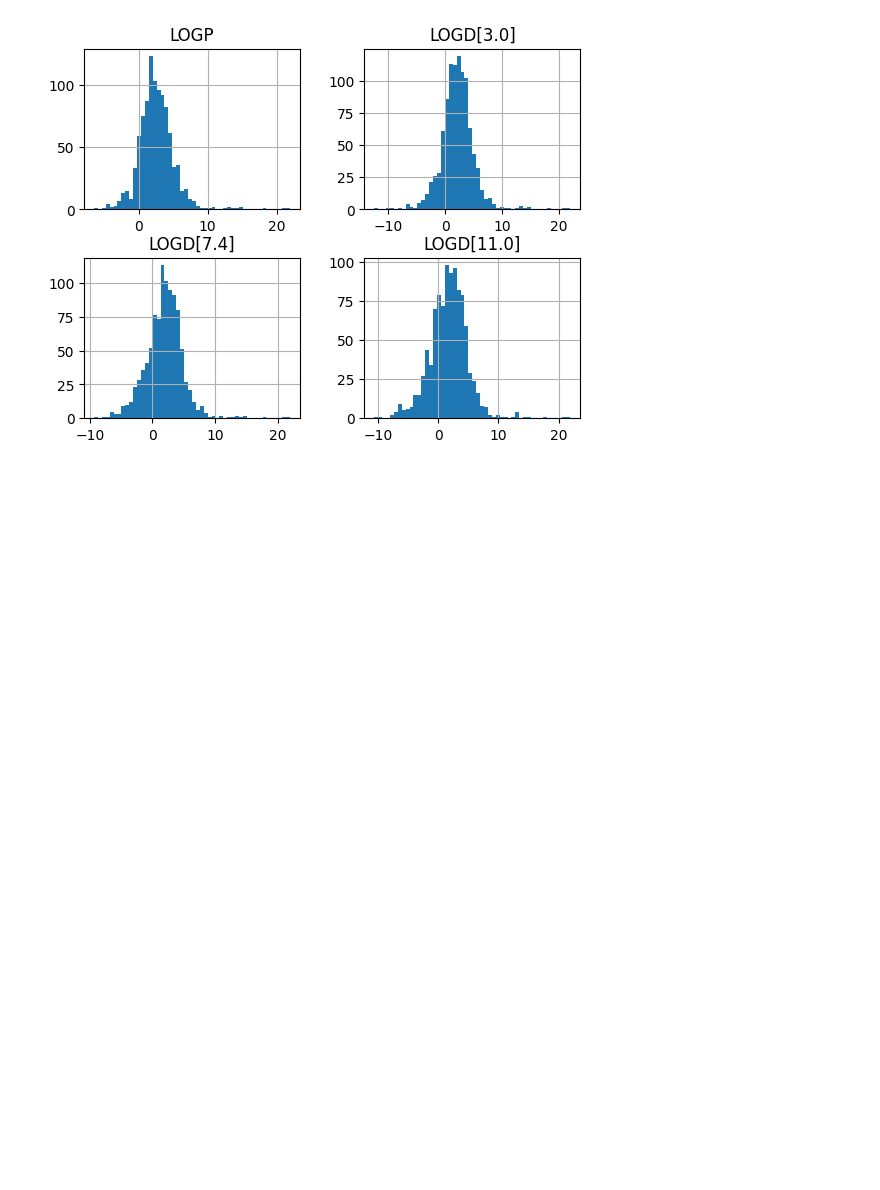
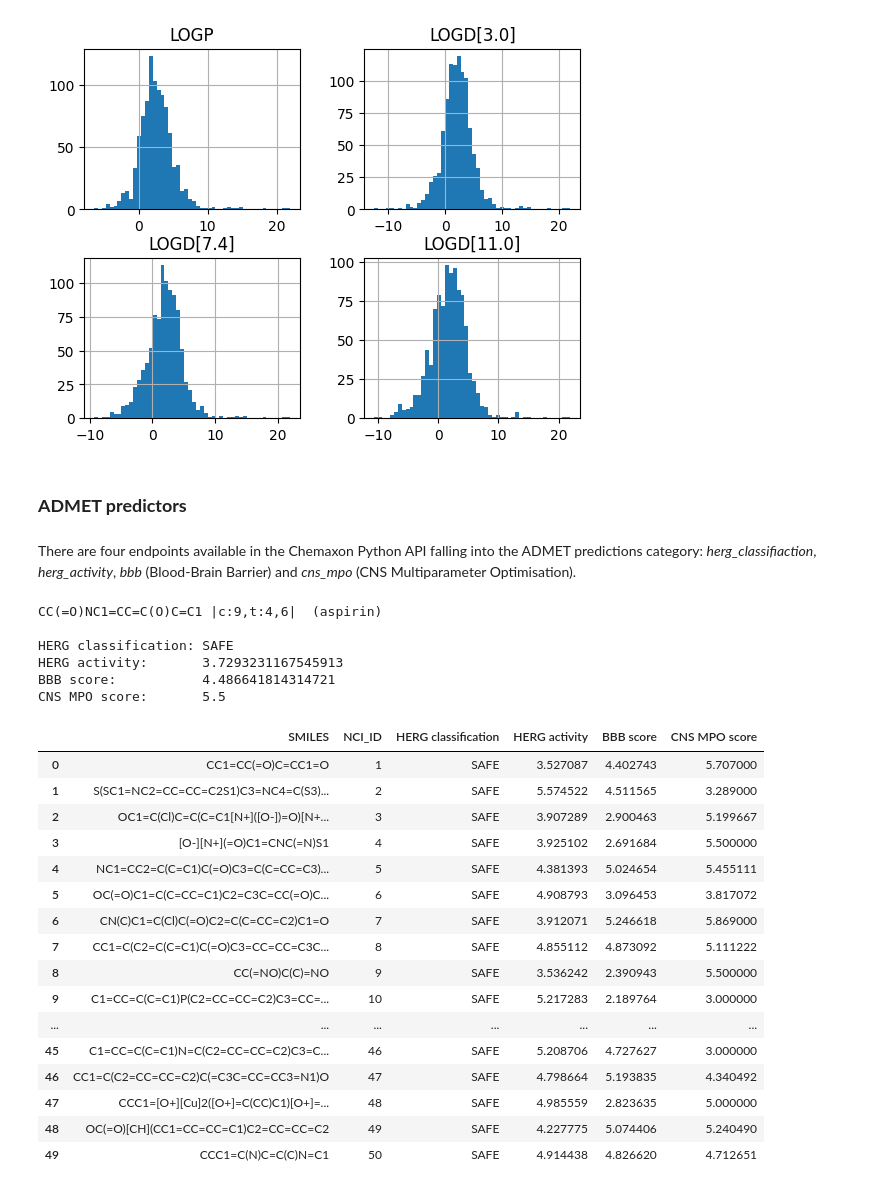
Before and after one commit to ChemAxon/python-examples, a Jupyter notebook: jupyter/02_calculators.ipynb, the cells around one changed output. Cells and saved outputs as stored; diff of their text form; code cells hidden in the pictures; blank space fills up the shorter version.

Commit message:
COG-725 Add examples for ADMET predictors

```diff
--- a/jupyter/02_calculators.ipynb
+++ b/jupyter/02_calculators.ipynb
@@ -116,3 +116,50 @@ array([[<Axes: title={'center': 'LOGP'}>,
        [<Axes: title={'center': 'LOGD[7.4]'}>,
         <Axes: title={'center': 'LOGD[11.0]'}>]], dtype=object)
 [figure]
+# %% [markdown]
+### **ADMET predictors**
+# %% [markdown]
+There are four endpoints available in the Chemaxon Python API falling into the ADMET predictions category: _herg_classifiaction_, _herg_activity_, _bbb_ (Blood-Brain Barrier) and _cns_mpo_ (CNS Multiparameter Optimisation).
+# %%
+from chemaxon import herg_classification, herg_activity, bbb, cns_mpo
+
+print(str(mol), ' (aspirin)')
+print()
+print('HERG classification:', "SAFE" if herg_classification(mol).classification == 0 else "TOXIC")
+print('HERG activity:      ', herg_activity(mol).value)
+print('BBB score:          ', bbb(mol).score)
+print('CNS MPO score:      ', cns_mpo(mol).score)
+# %% [output]
+CC(=O)NC1=CC=C(O)C=C1 |c:9,t:4,6|  (aspirin)
+
+HERG classification: SAFE
+HERG activity:       3.7293231167545913
+BBB score:           4.486641814314721
+CNS MPO score:       5.5
+# %%
+mols_admet = pandas.read_table('nci50.smiles', names=['SMILES', 'NCI_ID'])
+
+mols_admet['HERG classification'] = mols_admet.apply(lambda row: "SAFE" if herg_classification(import_mol(row['SMILES'])).classification == 0 else "TOXIC", axis = 'columns')
+mols_admet['HERG activity'] = mols_admet.apply(lambda row: herg_activity(import_mol(row['SMILES'])).value, axis = 'columns')
+mols_admet['BBB score'] = mols_admet.apply(lambda row: bbb(import_mol(row['SMILES'])).score, axis = 'columns')
+mols_admet['CNS MPO score'] = mols_admet.apply(lambda row: cns_mpo(import_mol(row['SMILES'])).score, axis = 'columns')
+
+mols_admet
+# %% [output]
+|  | SMILES | NCI_ID | HERG classification | HERG activity | BBB score | CNS MPO score |
+| 0 | CC1=CC(=O)C=CC1=O | 1 | SAFE | 3.527087 | 4.402743 | 5.707000 |
+| 1 | S(SC1=NC2=CC=CC=C2S1)C3=NC4=C(S3)... | 2 | SAFE | 5.574522 | 4.511565 | 3.289000 |
+| 2 | OC1=C(Cl)C=C(C=C1[N+]([O-])=O)[N+... | 3 | SAFE | 3.907289 | 2.900463 | 5.199667 |
+| 3 | [O-][N+](=O)C1=CNC(=N)S1 | 4 | SAFE | 3.925102 | 2.691684 | 5.500000 |
+| 4 | NC1=CC2=C(C=C1)C(=O)C3=C(C=CC=C3)... | 5 | SAFE | 4.381393 | 5.024654 | 5.455111 |
+| 5 | OC(=O)C1=C(C=CC=C1)C2=C3C=CC(=O)C... | 6 | SAFE | 4.908793 | 3.096453 | 3.817072 |
+| 6 | CN(C)C1=C(Cl)C(=O)C2=C(C=CC=C2)C1=O | 7 | SAFE | 3.912071 | 5.246618 | 5.869000 |
+| 7 | CC1=C(C2=C(C=C1)C(=O)C3=CC=CC=C3C... | 8 | SAFE | 4.855112 | 4.873092 | 5.111222 |
+| 8 | CC(=NO)C(C)=NO | 9 | SAFE | 3.536242 | 2.390943 | 5.500000 |
+| 9 | C1=CC=C(C=C1)P(C2=CC=CC=C2)C3=CC=... | 10 | SAFE | 5.217283 | 2.189764 | 3.000000 |
+| ... | ... | ... | ... | ... | ... | ... |
+| 45 | C1=CC=C(C=C1)N=C(C2=CC=CC=C2)C3=C... | 46 | SAFE | 5.208706 | 4.727627 | 3.000000 |
+| 46 | CC1=C(C2=CC=CC=C2)C(=C3C=CC=CC3=N1)O | 47 | SAFE | 4.798664 | 5.193835 | 4.340492 |
+| 47 | CCC1=[O+][Cu]2([O+]=C(CC)C1)[O+]=... | 48 | SAFE | 4.985559 | 2.823635 | 5.000000 |
+| 48 | OC(=O)[CH](CC1=CC=CC=C1)C2=CC=CC=C2 | 49 | SAFE | 4.227775 | 5.074406 | 5.240490 |
+| 49 | CCC1=C(N)C=C(C)N=C1 | 50 | SAFE | 4.914438 | 4.826620 | 4.712651 |
```
Also changed, not shown: parts of 5 cells of this notebook, 1 other file.
